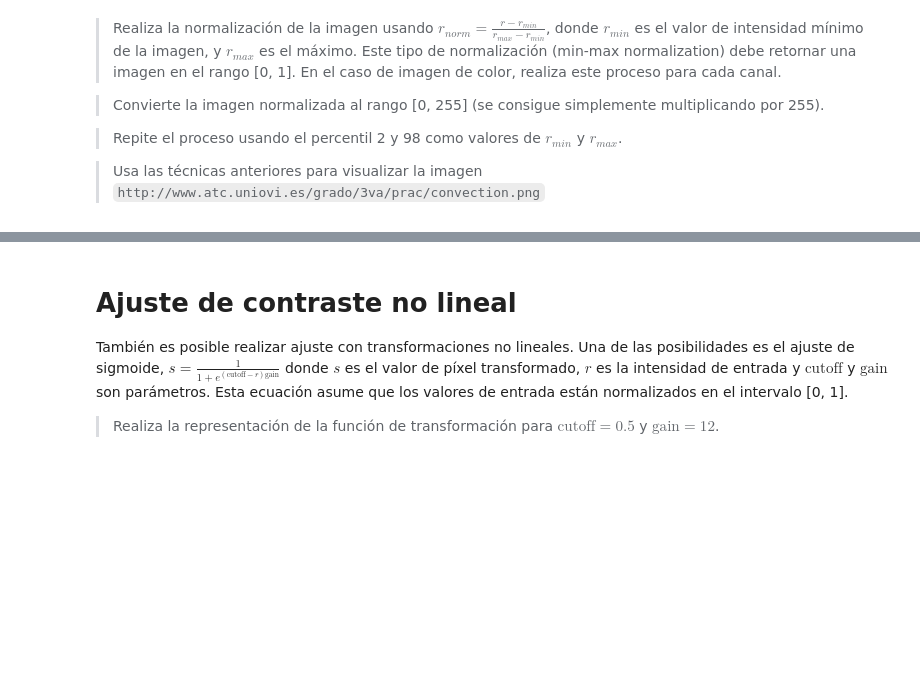
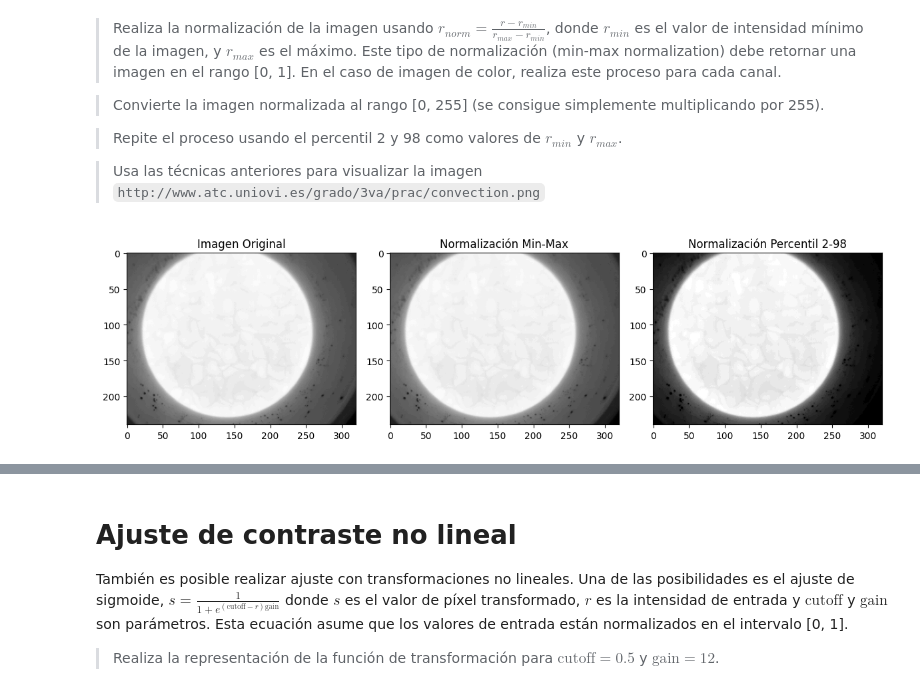
Before and after one commit to uo288207/vision_artificial, a Jupyter notebook: Prac03-Brillo.ipynb, the cells around one changed output, grey strips where cells are left out. Drawn from its saved outputs; the diff is of its cells as text; code cells hidden in the pictures; blank space fills up the shorter version.

```diff
--- a/Prac03-Brillo.ipynb
+++ b/Prac03-Brillo.ipynb
@@ -125,3 +193,84 @@ Una vez que se tiene la visualización del histograma se puede analizar mejor el
 > Repite el proceso usando el percentil 2 y 98 como valores de $r_{min}$ y $r_{max}$.
 
 > Usa las técnicas anteriores para visualizar la imagen `http://www.atc.uniovi.es/grado/3va/prac/convection.png`
+# %%
+def min_max_normalization(img, min_val=None, max_val=None):
+    """
+    Normaliza la imagen al rango [0, 1] usando la normalización min-max.
+    Luego la convierte al rango [0, 255].
+
+    Parámetros:
+    - img: Imagen de entrada (uint8).
+    - min_val: Valor mínimo a usar para la normalización (opcional).
+    - max_val: Valor máximo a usar para la normalización (opcional).
+
+    Retorna:
+    - Imagen normalizada en uint8.
+    """
+    if img.dtype != np.uint8:
+        raise ValueError("La imagen debe ser de tipo uint8")
+
+    img_float = img.astype(np.float64)  # Convertir a float para precisión
+
+    # Si min_val y max_val no se definen, usar valores mínimo y máximo de la imagen
+    if min_val is None:
+        min_val = img_float.min()
+    if max_val is None:
+        max_val = img_float.max()
+
+    # Aplicar la normalización min-max
+    norm_img = (img_float - min_val) / (max_val - min_val)
+    norm_img = np.clip(norm_img, 0, 1)  # Asegurar que esté en [0,1]
+
+    # Convertir a escala [0, 255] y de vuelta a uint8
+    return (norm_img * 255).astype(np.uint8)
+
+def percentile_normalization(img, p_min=2, p_max=98):
+    """
+    Normaliza la imagen usando percentiles en lugar de valores extremos.
+    Se usa el percentil p_min como r_min y el percentil p_max como r_max.
+
+    Parámetros:
+    - img: Imagen de entrada (uint8).
+    - p_min: Percentil mínimo (default 2%).
+    - p_max: Percentil máximo (default 98%).
+
+    Retorna:
+    - Imagen normalizada en uint8.
+    """
+    min_val = np.percentile(img, p_min)
+    max_val = np.percentile(img, p_max)
+    return min_max_normalization(img, min_val, max_val)
+
+# Cargar una imagen en escala de grises o color
+img = cv2.imread('convection.png', cv2.IMREAD_GRAYSCALE)  # O IMREAD_COLOR para color
+
+# Aplicar normalización min-max
+img_norm = min_max_normalization(img)
+
+# Aplicar normalización usando percentiles 2-98
+img_percentile = percentile_normalization(img)
+
+# Visualizar los resultados
+plt.figure(figsize=(12, 6))
+plt.subplot(1, 3, 1)
+plt.imshow(img, cmap='gray')
+plt.title("Imagen Original")
+
+plt.subplot(1, 3, 2)
+plt.imshow(img_norm, cmap='gray')
+plt.title("Normalización Min-Max")
+
+plt.subplot(1, 3, 3)
+plt.imshow(img_percentile, cmap='gray')
+plt.title("Normalización Percentil 2-98")
+
+plt.tight_layout()
+plt.show()
+
+# También visualizar los histogramas
+plot_histogram(img)
+plot_histogram(img_norm)
+plot_histogram(img_percentile)
+# %% [output]
+[figure, added]
```
Also changed, not shown: parts of 3 cells of this notebook, 1 other file.
